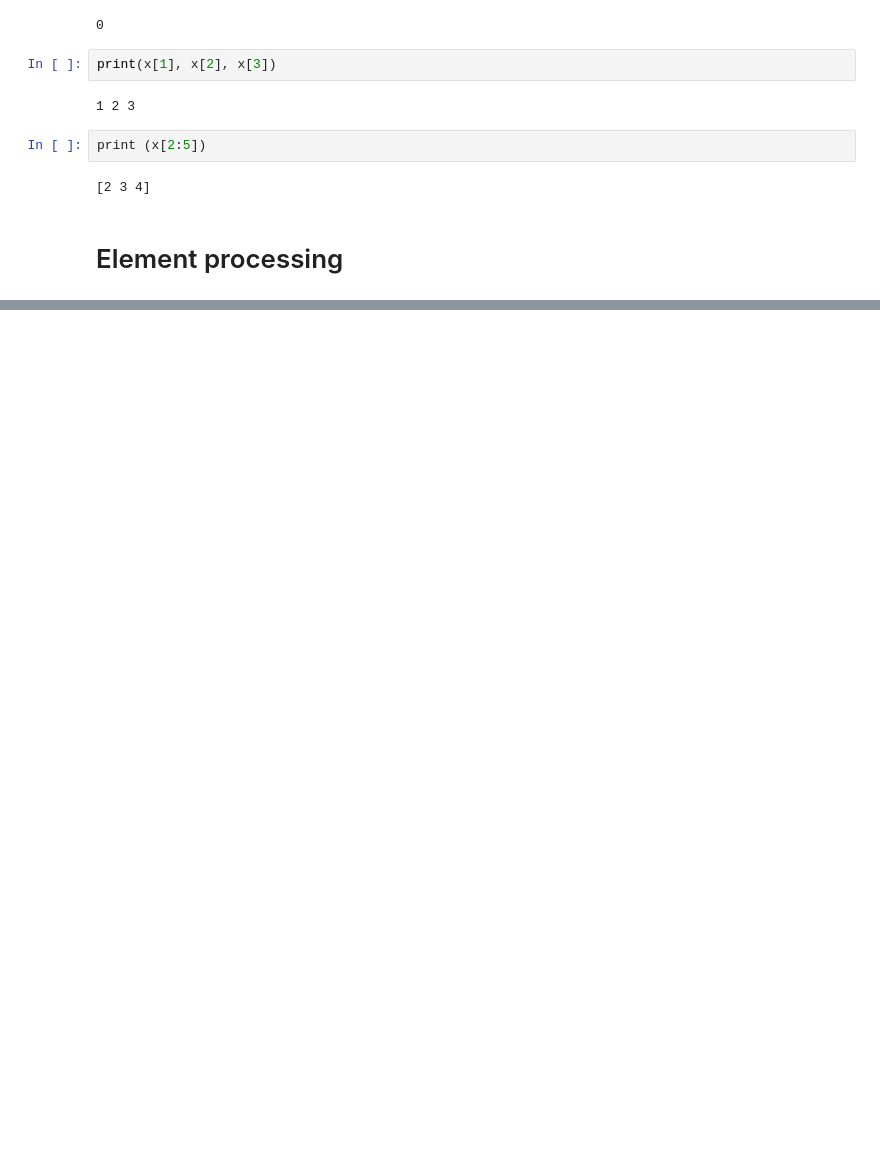
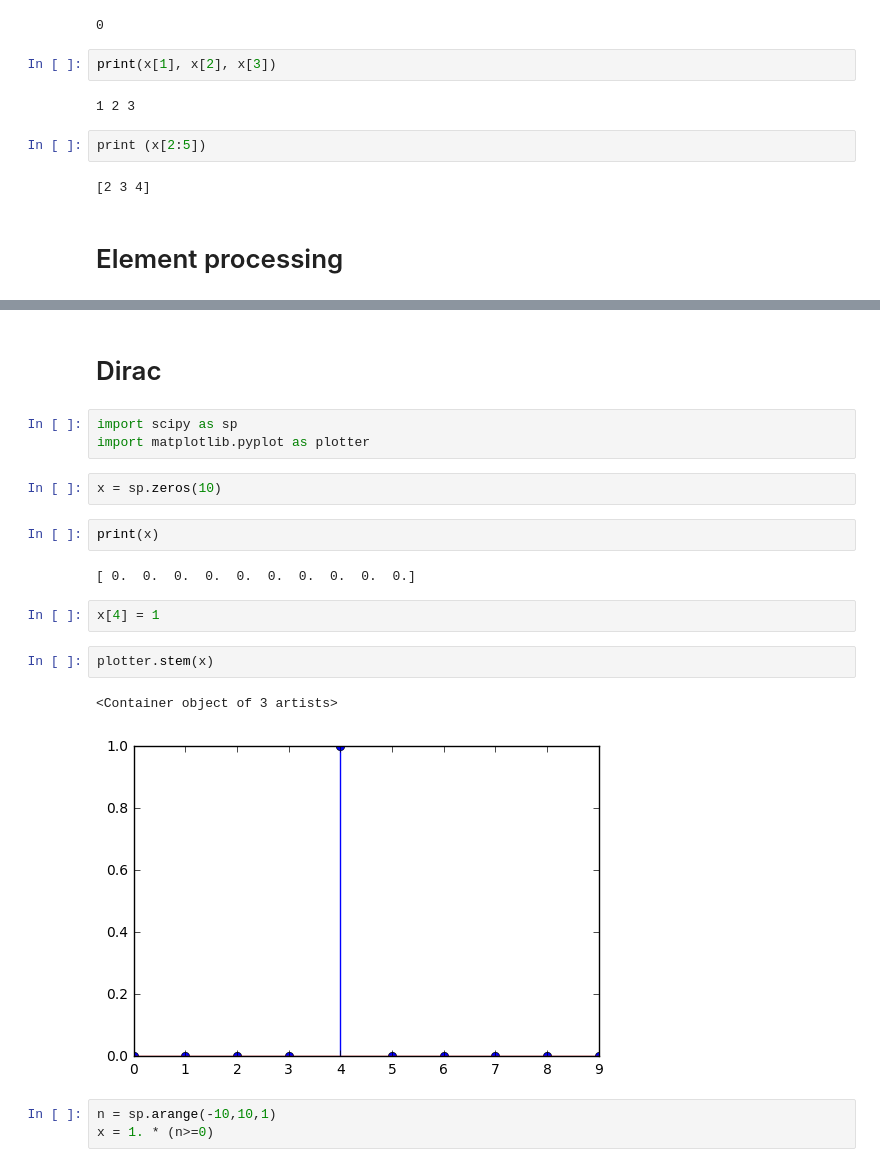
Before and after one commit to milorads/PythonBasics, a Jupyter notebook: First Part.ipynb, the cells around one changed output, grey strips where cells are left out. Saved outputs shown, nothing was run; the diff lists cells and outputs as text; blank space fills up the shorter version.

```diff
--- a/First Part.ipynb
+++ b/First Part.ipynb
@@ -81,0 +125,21 @@ print (x[2:5])
+# %% [markdown]
+# Dirac
+# %%
+import scipy as sp
+import matplotlib.pyplot as plotter
+# %%
+x = sp.zeros(10)
+# %%
+print(x)
+# %% [output]
+[ 0.  0.  0.  0.  0.  0.  0.  0.  0.  0.]
+# %%
+x[4] = 1
+# %%
+plotter.stem(x)
+# %% [output]
+<Container object of 3 artists>
+[figure, added]
+# %%
+n = sp.arange(-10,10,1)
+x = 1. * (n>=0)
```
Also changed, not shown: parts of 35 cells of this notebook.
